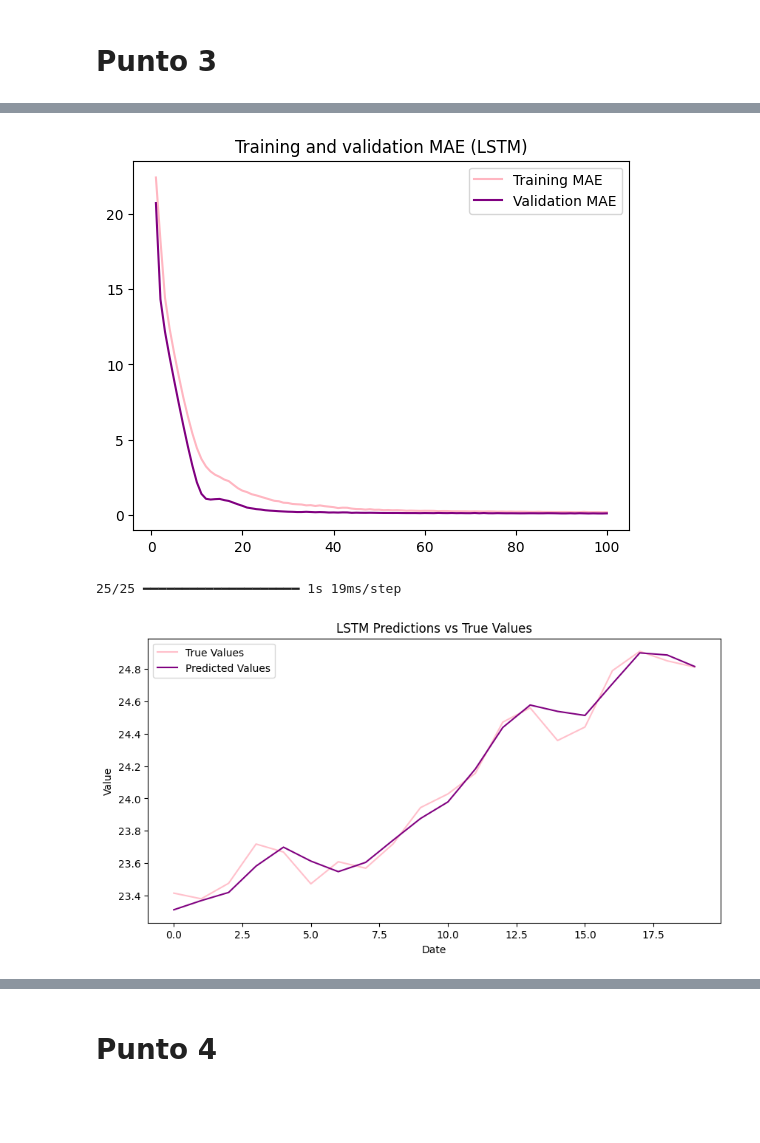
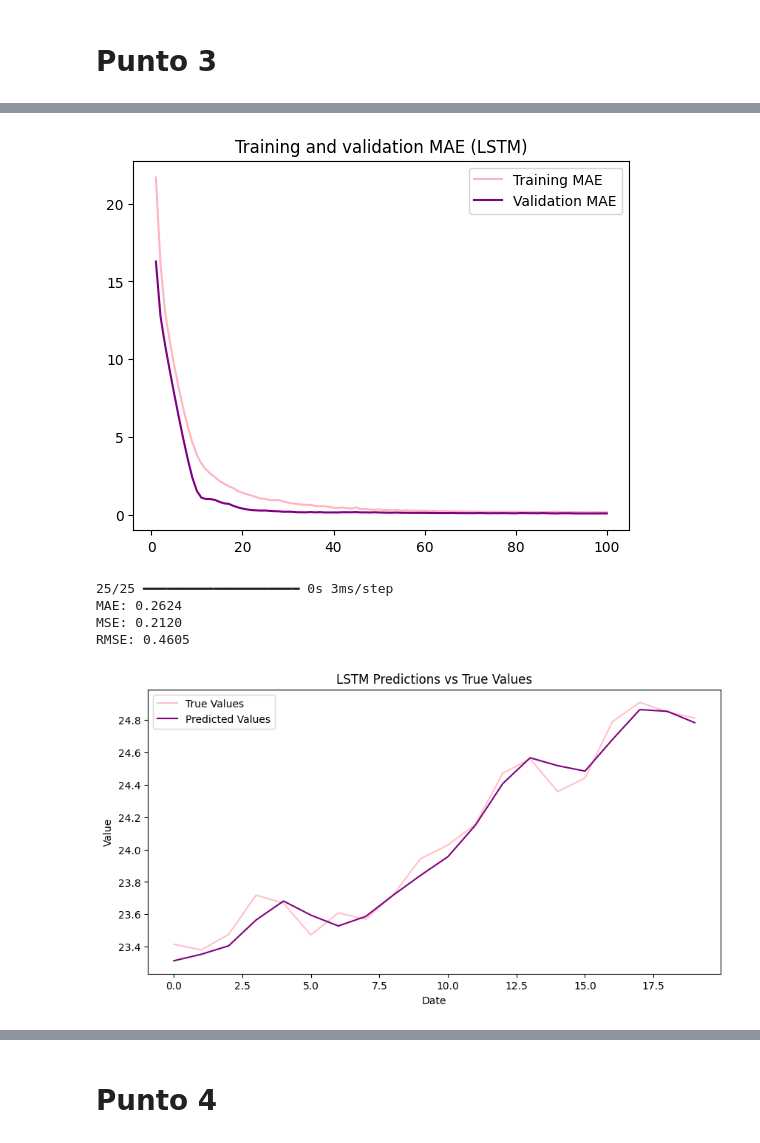
Before and after one commit to Vovleras/Taller3NunezVolveras, a Jupyter notebook: red.ipynb, the cells around one changed output, grey strips where cells are left out. Saved outputs shown, nothing was run; the diff lists cells and outputs as text; code cells hidden in the pictures; blank space fills up the shorter version.

```diff
--- a/red.ipynb
+++ b/red.ipynb
@@ -182,11 +185,10 @@ class ModelBuilder:
         outputs = layers.Dense(1)(x)
         model = keras.Model(inputs, outputs)
 
-        callbacks = [keras.callbacks.ModelCheckpoint(f"{name_model}.keras", save_best_only=True)]
+
         model.compile(optimizer="rmsprop", loss="mse", metrics=["mae"])
-        history = model.fit(self.train_dataset, epochs=epochs, validation_data=self.val_dataset, callbacks=callbacks)
+        history = model.fit(self.train_dataset, epochs=epochs, validation_data=self.val_dataset)
 
-        model = keras.models.load_model(f"{name_model}.keras")
         print(f"Test MAE: {model.evaluate(self.test_dataset)[1]:.2f}")
         self.models[name_model] = model
         self.histories[name_model] = history
@@ -199,11 +201,9 @@ class ModelBuilder:
         outputs = layers.Dense(1)(x)
         model = keras.Model(inputs, outputs)
 
-        callbacks = [keras.callbacks.ModelCheckpoint(f"{name_model}.keras", save_best_only=True)]
         model.compile(optimizer="rmsprop", loss="mse", metrics=["mae"])
-        history = model.fit(self.train_dataset, epochs=epochs, validation_data=self.val_dataset, callbacks=callbacks)
+        history = model.fit(self.train_dataset, epochs=epochs, validation_data=self.val_dataset)
 
-        model = keras.models.load_model(f"{name_model}.keras")
         print(f"Test MAE: {model.evaluate(self.test_dataset)[1]:.2f}")
         self.models[name_model] = model
         self.histories[name_model] = history
@@ -220,11 +220,9 @@ class ModelBuilder:
             tf.keras.layers.Dense(output_dim, activation='linear')
         ])
 
-        callbacks = [keras.callbacks.ModelCheckpoint(f"{name_model}.keras", save_best_only=True)]
         model.compile(optimizer="rmsprop", loss="mse", metrics=["mae"])
-        history = model.fit(self.train_dataset, epochs=epochs, validation_data=self.val_dataset, callbacks=callbacks)
+        history = model.fit(self.train_dataset, epochs=epochs, validation_data=self.val_dataset)
 
-        model = keras.models.load_model(f"{name_model}.keras")
         print(f"Test MAE: {model.evaluate(self.test_dataset)[1]:.2f}")
         self.models[name_model] = model
         self.histories[name_model] = history
@@ -377,8 +797,8 @@ RMSE: 0.5777
 # %% [markdown]
 # Punto 3
 # %%
-model_gru, hist_gru = builder.create_GRU_model(num_neurons=32, epochs=100,
+model_gru1_1, hist_gru1_1 = builder.create_GRU_model(num_neurons=32, epochs=100,
                                                dropout_rate=0.2, use_recurrent_dropout=True,
-                                               name_model="GRU_32")
+                                               name_model="GRU1_1_32")
 # %% [output]
 Epoch 1/100
@@ -401,8 +821,12 @@ Test MAE: 0.22
 # %%
-builder.graph_history(hist_gru)
-y_trueG,predictionsG = builder.predict(model_gru)
+builder.graph_history(hist_gru1_1)
+y_trueG,predictionsG = builder.predict(model_gru1_1)
+builder.calculate_metrics(y_trueG, predictionsG)
 builder.graph_prediction(y_trueG,predictionsG)
 # %% [output]
-[figure, old version]
+[figure, new version]
-25/25 ━━━━━━━━━━━━━━━━━━━━ 1s 19ms/step
+25/25 ━━━━━━━━━━━━━━━━━━━━ 0s 3ms/step
+MAE: 0.2624
+MSE: 0.2120
+RMSE: 0.4605
-[figure, old version]
+[figure, new version]
```
Also changed, not shown: parts of 74 cells of this notebook.
